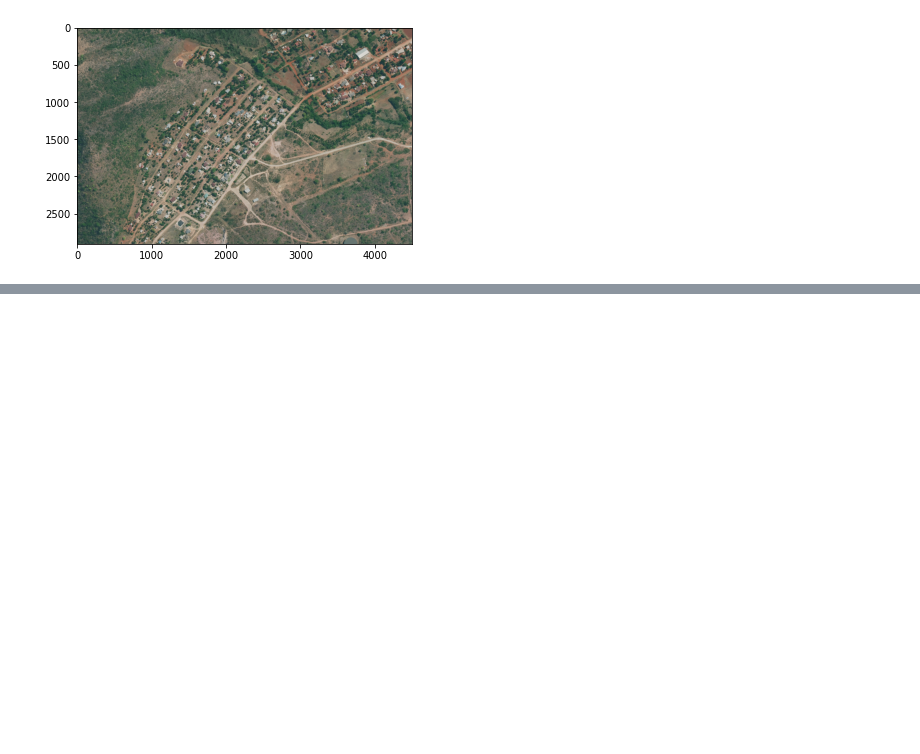
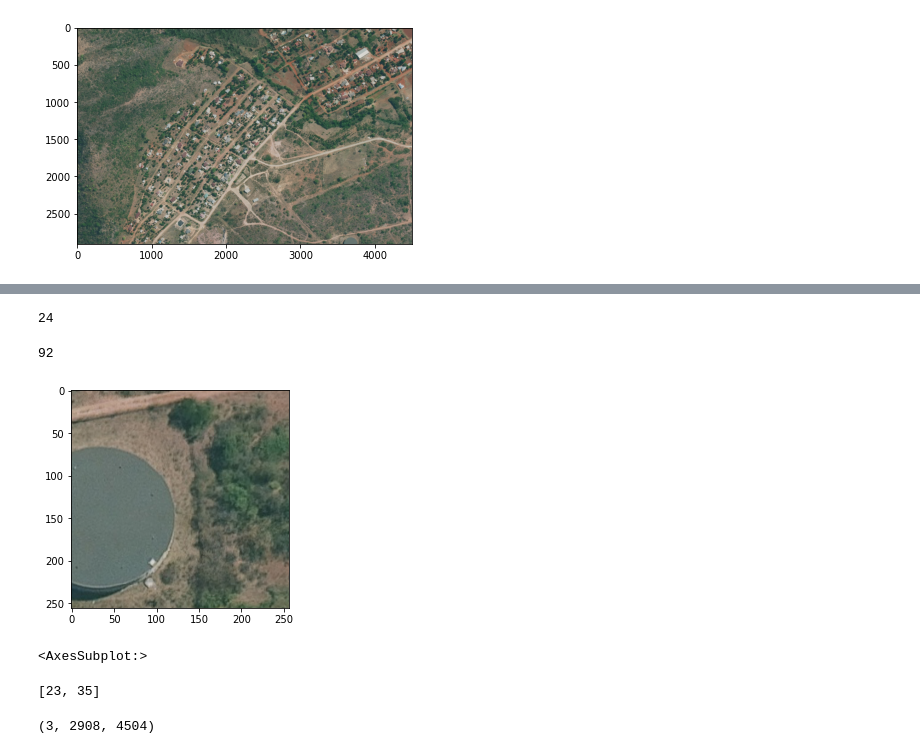
Before and after one commit to cluel01/SA_semantic_segmentation, a Jupyter notebook: 2_Inference.ipynb, the cells around one changed output, grey strips where cells are left out. Drawn from its saved outputs; the diff is of its cells as text; code cells hidden in the pictures; blank space fills up the shorter version.

```diff
--- a/2_Inference.ipynb
+++ b/2_Inference.ipynb
@@ -118,28 +75,0 @@ DONE  0
-# %%
-patches = np.random.randint(255,size=(150,255,255))
-shape = dataset.shapes.iloc[0]
-memory = rasterio.MemoryFile()
-
-out_transform = shape["transform"]
-out_meta = shape["sat_meta"]
-
-height = shape["height"]
-width = shape["width"]
-out_meta.update({"driver": "GTiff",
-                "count":1,
-                "height": height,
-                "width": width,
-                "transform": out_transform,
-                "compress":"DEFLATE"})
-mfile = memory.open(**out_meta)
-
-start_idx = np.array([644])
-ny,nx = shape["grid_shape"]
-ypad,ypad_extra,xpad,xpad_extra = shape["padding"]
-
-patch_size = patches[0].shape
-grid = np.arange(ny*nx).reshape(ny,nx)
-y,x = np.where(grid == start_idx)
-
-col_off = (patch_size[0] - xpad*2) * x
-row_off = (patch_size[1] - ypad*2) * y
@@ -333,0 +171,8 @@ with rasterio.open('data/out/raster.tif', "w", **out_meta) as dest:
+# %%
+x_rest
+# %% [output]
+24
+# %%
+y_rest
+# %% [output]
+92
@@ -333,0 +259,5 @@ with rasterio.open('data/out/raster.tif', "w", **out_meta) as dest:
+# %%
+show(patches[-6])
+# %% [output]
+[figure, added]
+<AxesSubplot:>
@@ -333,0 +266,4 @@ with rasterio.open('data/out/raster.tif', "w", **out_meta) as dest:
+# %%
+grid
+# %% [output]
+[23, 35]
@@ -333,0 +291,4 @@ with rasterio.open('data/out/raster.tif', "w", **out_meta) as dest:
+# %%
+mfile.read().shape
+# %% [output]
+(3, 2908, 4504)
```
Also changed, not shown: parts of 48 cells of this notebook, 7 other files.
